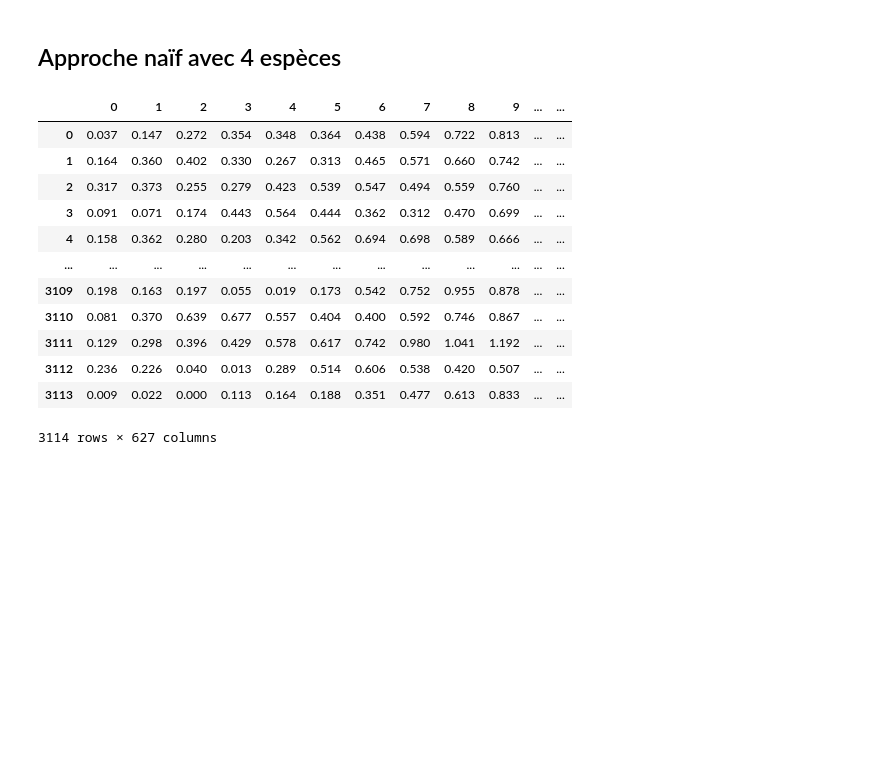
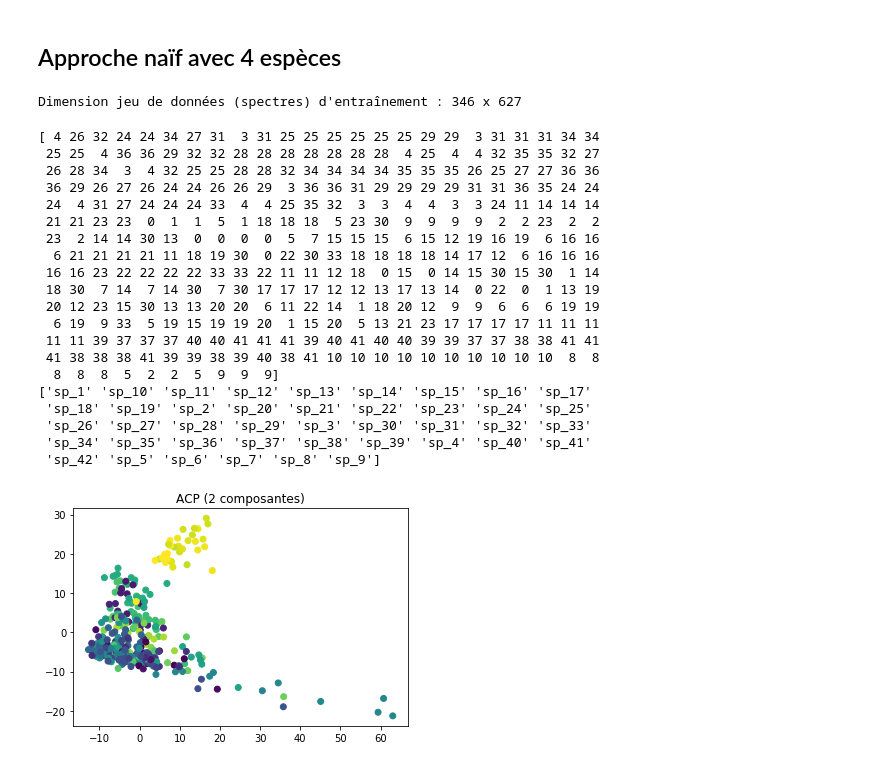
Before and after one commit to SoheilSalmani/data-challenge-data-mining, a Jupyter notebook: test.ipynb, the cells around one changed output. Drawn from its saved outputs; the diff is of its cells as text; code cells hidden in the pictures; blank space fills up the shorter version.

```diff
--- a/test.ipynb
+++ b/test.ipynb
@@ -183,18 +203,55 @@ Fitting 5 folds for each of 375 candidates, totalling 1875 fits
 # %% [markdown]
 ## Approche naïf avec 4 espèces
-# %%
-print(spectra_train)
-# %% [output]
-|  | 0 | 1 | 2 | 3 | 4 | 5 | 6 | 7 | 8 | 9 | ... | ... |
-| 0 | 0.037 | 0.147 | 0.272 | 0.354 | 0.348 | 0.364 | 0.438 | 0.594 | 0.722 | 0.813 | ... | ... |
-| 1 | 0.164 | 0.360 | 0.402 | 0.330 | 0.267 | 0.313 | 0.465 | 0.571 | 0.660 | 0.742 | ... | ... |
-| 2 | 0.317 | 0.373 | 0.255 | 0.279 | 0.423 | 0.539 | 0.547 | 0.494 | 0.559 | 0.760 | ... | ... |
-| 3 | 0.091 | 0.071 | 0.174 | 0.443 | 0.564 | 0.444 | 0.362 | 0.312 | 0.470 | 0.699 | ... | ... |
-| 4 | 0.158 | 0.362 | 0.280 | 0.203 | 0.342 | 0.562 | 0.694 | 0.698 | 0.589 | 0.666 | ... | ... |
-| ... | ... | ... | ... | ... | ... | ... | ... | ... | ... | ... | ... | ... |
-| 3109 | 0.198 | 0.163 | 0.197 | 0.055 | 0.019 | 0.173 | 0.542 | 0.752 | 0.955 | 0.878 | ... | ... |
-| 3110 | 0.081 | 0.370 | 0.639 | 0.677 | 0.557 | 0.404 | 0.400 | 0.592 | 0.746 | 0.867 | ... | ... |
-| 3111 | 0.129 | 0.298 | 0.396 | 0.429 | 0.578 | 0.617 | 0.742 | 0.980 | 1.041 | 1.192 | ... | ... |
-| 3112 | 0.236 | 0.226 | 0.040 | 0.013 | 0.289 | 0.514 | 0.606 | 0.538 | 0.420 | 0.507 | ... | ... |
-| 3113 | 0.009 | 0.022 | 0.000 | 0.113 | 0.164 | 0.188 | 0.351 | 0.477 | 0.613 | 0.833 | ... | ... |
-3114 rows × 627 columns
+# %%
+df = pd.concat([spectra_train, meta_train], axis=1)
+df = df.groupby(['strain', 'species'])
+X = df.median()
+# %%
+y = X.index.get_level_values('species')
+y_names = np.unique(y)
+n = X.shape[0]
+p = X.shape[1]
+
+# Caractéristiques
+print("Dimension jeu de données (spectres) d'entraînement : {} x {}".format(n, p))
+# %% [output]
+Dimension jeu de données (spectres) d'entraînement : 346 x 627
+# %%
+from sklearn.preprocessing import StandardScaler
+from sklearn.decomposition import PCA
+
+le = LabelEncoder()
+y = le.fit_transform(y)
+scaler = StandardScaler()
+X_std = scaler.fit_transform(X)
+pca = PCA(n_components=2)
+X_comp = pca.fit_transform(X_std)
+
+print(y)
+print(y_names)
+
+plt.scatter(X_comp[:, 0], X_comp[:, 1], c=y)
+plt.title("ACP (2 composantes)")
+plt.show()
+# %% [output]
+[ 4 26 32 24 24 34 27 31  3 31 25 25 25 25 25 25 29 29  3 31 31 31 34 34
+ 25 25  4 36 36 29 32 32 28 28 28 28 28 28 28  4 25  4  4 32 35 35 32 27
+ 26 28 34  3  4 32 25 25 28 28 32 34 34 34 34 35 35 35 26 25 27 27 36 36
+ 36 29 26 27 26 24 24 26 26 29  3 36 36 31 29 29 29 29 31 31 36 35 24 24
+ 24  4 31 27 24 24 24 33  4  4 25 35 32  3  3  4  4  3  3 24 11 14 14 14
+ 21 21 23 23  0  1  1  5  1 18 18 18  5 23 30  9  9  9  9  2  2 23  2  2
+ 23  2 14 14 30 13  0  0  0  0  5  7 15 15 15  6 15 12 19 16 19  6 16 16
+  6 21 21 21 21 11 18 19 30  0 22 30 33 18 18 18 18 14 17 12  6 16 16 16
+ 16 16 23 22 22 22 22 33 33 22 11 11 12 18  0 15  0 14 15 30 15 30  1 14
+ 18 30  7 14  7 14 30  7 30 17 17 17 12 12 13 17 13 14  0 22  0  1 13 19
+ 20 12 23 15 30 13 13 20 20  6 11 22 14  1 18 20 12  9  9  6  6  6 19 19
+  6 19  9 33  5 19 15 19 19 20  1 15 20  5 13 21 23 17 17 17 17 11 11 11
+ 11 11 39 37 37 37 40 40 41 41 41 39 40 41 40 40 39 39 37 37 38 38 41 41
+ 41 38 38 38 41 39 39 38 39 40 38 41 10 10 10 10 10 10 10 10 10 10  8  8
+  8  8  8  5  2  2  5  9  9  9]
+['sp_1' 'sp_10' 'sp_11' 'sp_12' 'sp_13' 'sp_14' 'sp_15' 'sp_16' 'sp_17'
+ 'sp_18' 'sp_19' 'sp_2' 'sp_20' 'sp_21' 'sp_22' 'sp_23' 'sp_24' 'sp_25'
+ 'sp_26' 'sp_27' 'sp_28' 'sp_29' 'sp_3' 'sp_30' 'sp_31' 'sp_32' 'sp_33'
+ 'sp_34' 'sp_35' 'sp_36' 'sp_37' 'sp_38' 'sp_39' 'sp_4' 'sp_40' 'sp_41'
+ 'sp_42' 'sp_5' 'sp_6' 'sp_7' 'sp_8' 'sp_9']
+[figure, added]
```
Also changed, not shown: parts of 10 cells of this notebook.
